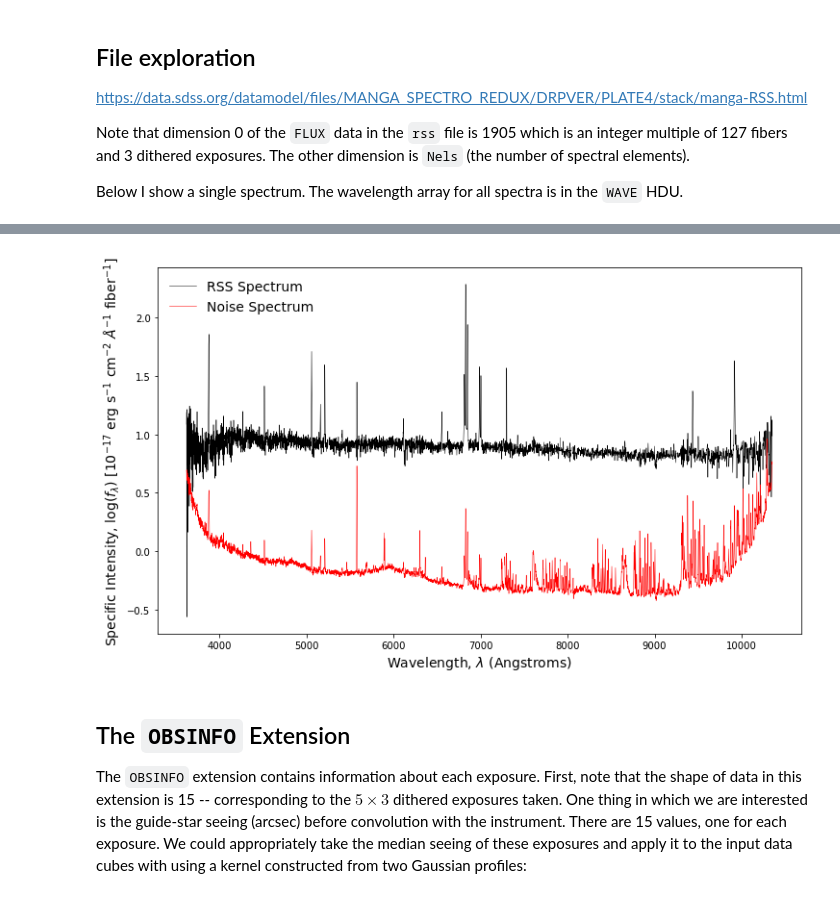
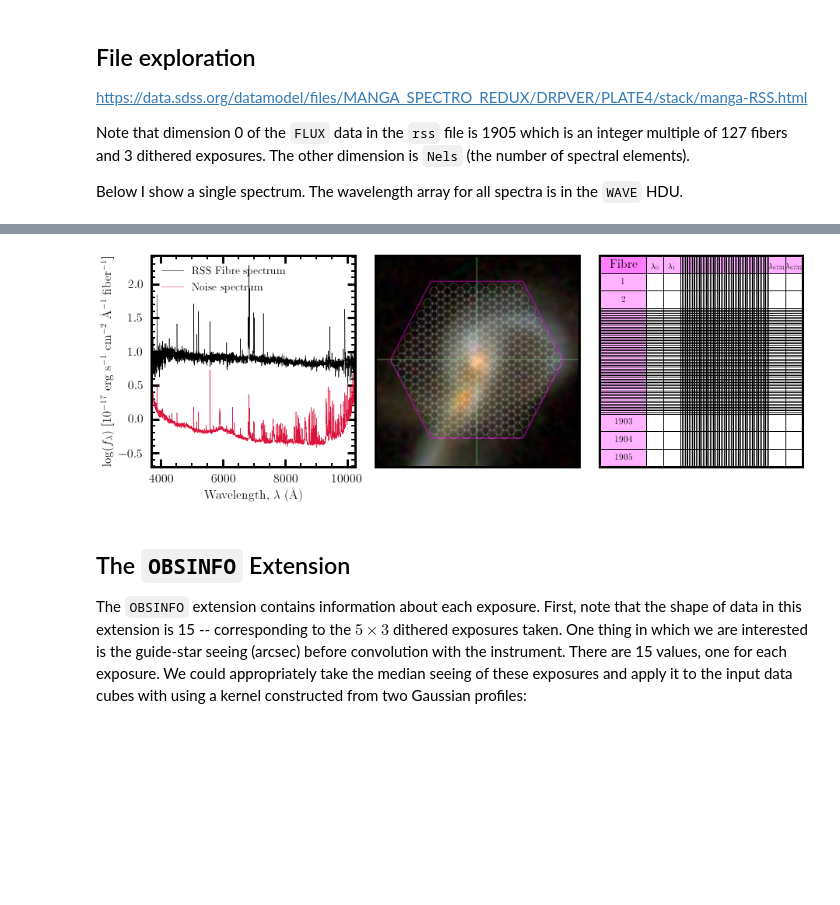
Before and after one commit to cbottrell/RealSim-IFS, a Jupyter notebook: MaNGA_RSS_File_test.ipynb, the cells around one changed output, grey strips where cells are left out. Cells and saved outputs as stored; diff of their text form; code cells hidden in the pictures; blank space fills up the shorter version.

Commit message:
Updated figure.

```diff
--- a/MaNGA_RSS_File_test.ipynb
+++ b/MaNGA_RSS_File_test.ipynb
@@ -82,10 +88,87 @@ sigma = 1./isigma
 sums = np.nansum(rss,axis=1)
 index = np.argmax(sums)+3
 
-fig,ax = plt.subplots(figsize=(12,7))
-ax.plot(lam,np.log10(rss[index]),c='black',linewidth=0.5,label='RSS Spectrum')
-ax.plot(lam,np.log10(sigma[index]),c='red',linewidth=0.5,label='Noise Spectrum')
-ax.set_xlabel(r'Wavelength, $\lambda$ (Angstroms)',fontsize=14)
-ax.set_ylabel(r'Specific Intensity, $\log(f_{\lambda})$ [10$^{-17}$ erg s$^{-1}$ cm$^{-2}$ $\AA^{-1}$ fiber$^{-1}$]',fontsize=14)
-ax.legend(frameon=False,loc='upper left',fontsize=14)
+fig,axarr = plt.subplots(1,3,figsize=(15,5))
+fig.subplots_adjust(wspace=0.1)
+
+ax = axarr[0]
+ax.minorticks_on()
+ax.tick_params(axis='both',which='major',direction='in',length=10,width=3,labelsize=16,right=1,top=1)
+ax.tick_params(axis='both',which='minor',direction='in',length=5,width=2,right=1,top=1)
+ax.tick_params(axis='both',which='major',pad=10)
+for axis in ['top','bottom','left','right']:
+    ax.spines[axis].set_linewidth(3)
+
+ax.plot(lam,np.log10(rss[index]),c='black',linewidth=0.5,label='RSS Fibre spectrum')
+ax.plot(lam,np.log10(sigma[index]),c='crimson',linewidth=0.5,label='Noise spectrum')
+ax.set_xlabel(r'Wavelength, $\lambda$ (\AA)',fontsize=16)
+ax.set_ylabel(r'$\log(f_{\lambda})$ [10$^{-17}$ erg s$^{-1}$ cm$^{-2}$ \AA$^{-1}$ fiber$^{-1}$]',fontsize=16)
+ax.legend(frameon=False,loc='upper left',fontsize=14,framealpha=1)
+ax.set_xlim(3700,10250)
+
+ax = axarr[1]
+
+griimage_name = '/home/bottrell/scratch/Merger_Kinematics/RealSim-IFS/Figures/7443-12703_gri.png'
+img = copy(mpimg.imread(griimage_name))
+ax.imshow(img,aspect='auto')
+ax.tick_params(axis='both',which='major',right=0,top=0,bottom=0,left=0,labelbottom=False,labelleft=False)
+for axis in ['top','bottom','left','right']:
+    ax.spines[axis].set_linewidth(3)
+
+(xc_arr,yc_arr),params = RealSim_IFS.MaNGA_Observe(bundle_name='N127',
+                                       fibers_per_side=None,
+                                       n_observations='Classic',
+                                       rotation_degrees = 0.,
+                                       return_params=True)
+factor = 7.7
+xc_arr*=factor
+yc_arr*=factor
+xc_arr+=img.shape[0]/2
+yc_arr+=img.shape[1]/2
+
+ax.scatter(xc_arr.flatten(),yc_arr.flatten(),facecolor = 'None',edgecolor='white',s=140,alpha=0.2)
+ax.set_xlim(0,img.shape[0])
+ax.set_ylim(img.shape[1],0)
+
+
+ax = axarr[2]
+
+ax.tick_params(axis='both',which='major',right=0,top=0,bottom=0,left=0,labelbottom=False,labelleft=False)
+for axis in ['top','bottom','left','right']:
+    ax.spines[axis].set_linewidth(3)
+
+for i in range(4):
+    ax.axhline(i/12,lw=1,c='black')
+    if i<3:
+        ax.text(0.12,i/12+1/24,1905-i,ha='center',va='center',fontsize=12)
+
+for i in range(4):
+    ax.axhline(1-i/12,lw=1,c='black')
+    if i>0 and i<3:
+        ax.text(0.12,1-(i/12+1/24),i,ha='center',va='center',fontsize=12)
+
+for i in np.linspace(3/12,1-3/12,64):
+    ax.axhline(i,lw=1,c='black')
+
+ax.text(0.05,1-1/24,"Fibre",ha='left',va='center',fontsize=16)
+
+for i,x in enumerate(np.linspace(0.23,0.4,3)):
+    ax.axvline(x,lw=1,c='black')
+    if i<2:
+        ax.text(x+1/24,1-2/36,"$\lambda_{{{}}}$".format(i),fontsize=10,ha='center',va='center')
+
+for i,x in enumerate(np.linspace(0.4,1-0.17,64)):
+    ax.axvline(x,lw=1,c='black')
+
+for i,x in enumerate(np.linspace(1-0.17,1,3)):
+    ax.axvline(x,lw=1,c='black')
+    if i<2:
+        ax.text(x+1/24,1-2/36,"$\lambda_{{{}}}$".format(6731+i),fontsize=10,ha='center',va='center')
+
+ax.fill_betweenx([0,1],x1=0,x2=0.23,color='magenta',alpha=0.3)
+ax.fill_between([0,1],y1=1-1/12,y2=1,color='magenta',alpha=0.3)
+ax.set_xlim(0,1)
+ax.set_ylim(0,1)
+
+fig.savefig('/home/bottrell/scratch/Merger_Kinematics/RealSim-IFS/Figures/RSS_File_Demo.pdf',bbox_inches='tight')
 # %% [output]
@@ -93,4 +175,4 @@ ax.legend(frameon=False,loc='upper left',fontsize=14)
-[figure, old version]
+[figure, new version]
 # %% [markdown]
 ## The `OBSINFO` Extension
 
```
Also changed, not shown: parts of 4 cells of this notebook.
